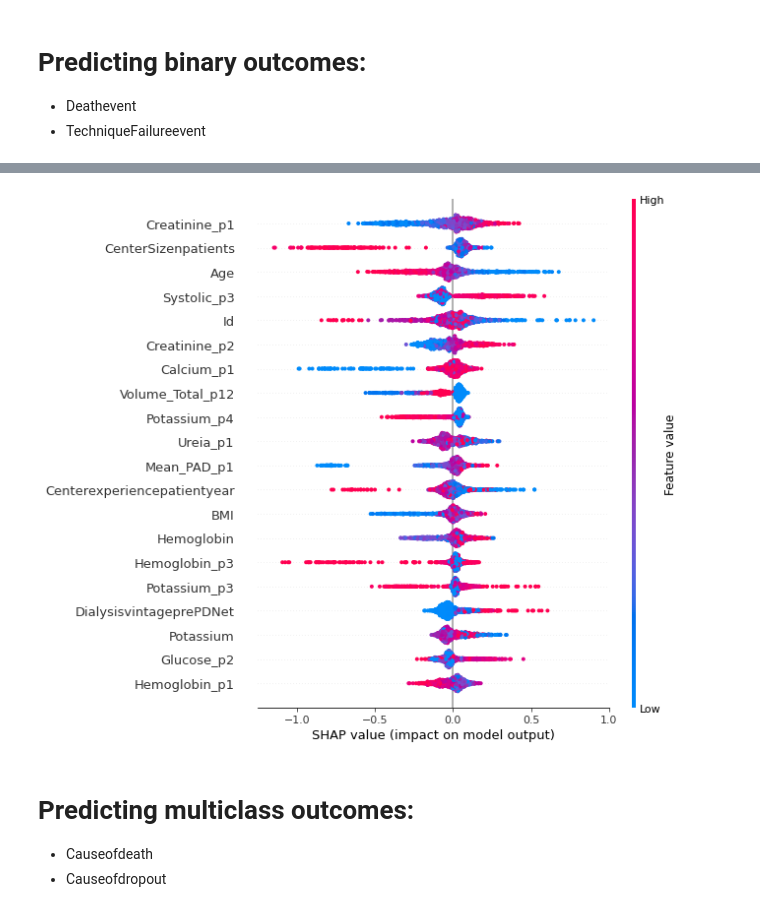
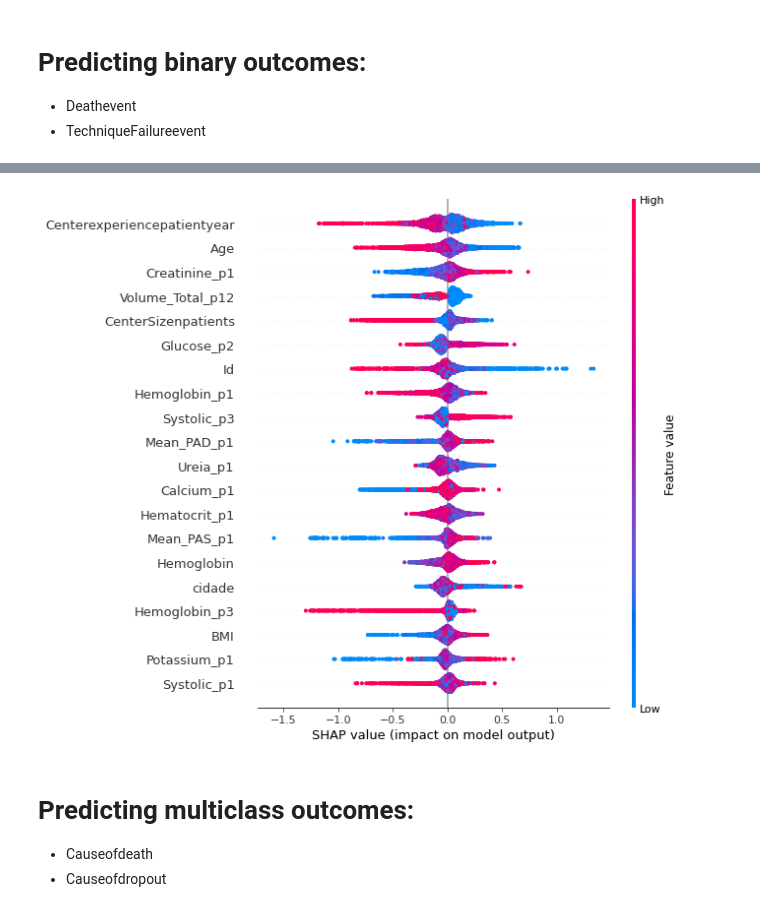
Before and after one commit to YitingZhang1997/MIDAS_Project_2020, a Jupyter notebook: Data_Exploration.ipynb, the cells around one changed output, grey strips where cells are left out. Saved outputs shown, nothing was run; the diff lists cells and outputs as text; code cells hidden in the pictures.

Commit message:
fist update for applying k-fold cross validation

```diff
--- a/Data_Exploration.ipynb
+++ b/Data_Exploration.ipynb
@@ -215,10 +215,11 @@ from sklearn.model_selection import train_test_split
 import xgboost
 import shap
 from sklearn.metrics import accuracy_score
+from sklearn.model_selection import KFold
 
 targets = ["Deathevent","TechniqueFailureevent"]
 
-
+models = []
 
 for target in targets:
     # full dataset
@@ -236,30 +237,78 @@ for target in targets:
                                 "Tech_event_1y","death_event_2y","Tech_event_2y",\
                                 "death_event_3y","Tech_event_3y" ]) # X is based on patients' personal information
 
-    # Split data into train and test subsets
-    X_train, X_test, y_train, y_test = train_test_split(
-        X, y, test_size=0.2, shuffle=True, random_state=None)
+    # apply k-fold cross validation
+    k = 5
+    kf = KFold(n_splits=k,shuffle=True)
 
-    # Train XGBoost model
-    model = xgboost.XGBClassifier(
-        learning_rate =0.1,
-        max_depth=8,
-        min_child_weight=5)
-    model.fit(X_train, y_train)
+    list_shap_values = list()
+    list_test_sets = list()
+    list_normalised_accuracy = list()
 
-    # Use saved models
+    for train_index, test_index in kf.split(X):
+        X_train, X_test = X.iloc[train_index,:], X.iloc[test_index,:]
+        y_train, y_test = y[train_index], y[test_index]
+        X_train = pd.DataFrame(X_train,columns=X.columns)
+        X_test = pd.DataFrame(X_test,columns=X.columns)
+
+        # train XGBoost model
+        model = xgboost.XGBClassifier(
+            learning_rate =0.1,
+            max_depth=8,
+            min_child_weight=5)
+        model.fit(X_train, y_train)
+
+        # explaining model
+        explainer = shap.TreeExplainer(model)
+        shap_values = explainer.shap_values(X_test)
+        y_pred = model.predict(X_test)
+        normalised_accuracy = accuracy_score(y_test, y_pred)
+#         shap.summary_plot(shap_values, X_test)
+#         print(shap_values.shape)
+
+        # for each iteration we save the test_set index and the shap_values
+        list_shap_values.append(shap_values)
+        list_test_sets.append(test_index)
+        list_normalised_accuracy.append(normalised_accuracy)
+        models.append(model)
+
+    #combining results from all iterations
+    test_set = list_test_sets[0]
+    shap_values = np.array(list_shap_values[0])
+    for i in range(0,len(list_test_sets)):
+        test_set = np.concatenate((test_set,list_test_sets[i]),axis=0)
+        shap_values = np.concatenate((shap_values,np.array(list_shap_values[i])),axis=0)
+
+    #bringing back variable names
+    X_test = X.iloc[test_set,:]
+
+    mean_normalised_accuracy = np.mean(list_normalised_accuracy)
+    print(f"Target: {target}, mean accuracy: {mean_normalised_accuracy}")
+
+    shap.summary_plot(shap_values, X_test)
+
+
+#     # Split data into train and test subsets
+#     X_train, X_test, y_train, y_test = train_test_split(
+#         X, y, test_size=0.2, shuffle=True, random_state=9)
+
+#     # Train XGBoost model
+#     model = xgboost.XGBClassifier(
+#         learning_rate =0.1,
+#         max_depth=8,
+#         min_child_weight=5)
+#     model.fit(X_train, y_train)
+
+#     Use saved models
 #     filename = 'models/' + target + '_binary_model.pkl'
 #     model = pickle.load(open(filename, 'rb'))
 
-    models.append(model)
+#     models.append(model)
 
-    y_pred = model.predict(X_test)
-    normalised_accuracy = accuracy_score(y_test, y_pred)
+#     print(f"Target: {target}, accuracy: {normalised_accuracy}")
 
-    print(f"Target: {target}, accuracy: {normalised_accuracy}")
+#     explainer = shap.TreeExplainer(model)
+#     shap_values = explainer.shap_values(X_test)
 
-    explainer = shap.TreeExplainer(model)
-    shap_values = explainer.shap_values(X_test)
-
-    shap.summary_plot(shap_values, X_test)
+#     shap.summary_plot(shap_values, X_test)
 # %% [output]
@@ -269,4 +318,4 @@ Target: TechniqueFailureevent, accuracy: 0.8844133099824869
-[figure, old version]
+[figure, new version]
 # %%
 # Save predictive models
 import pickle
```
Also changed, not shown: parts of 3 cells of this notebook, 12 other files.
